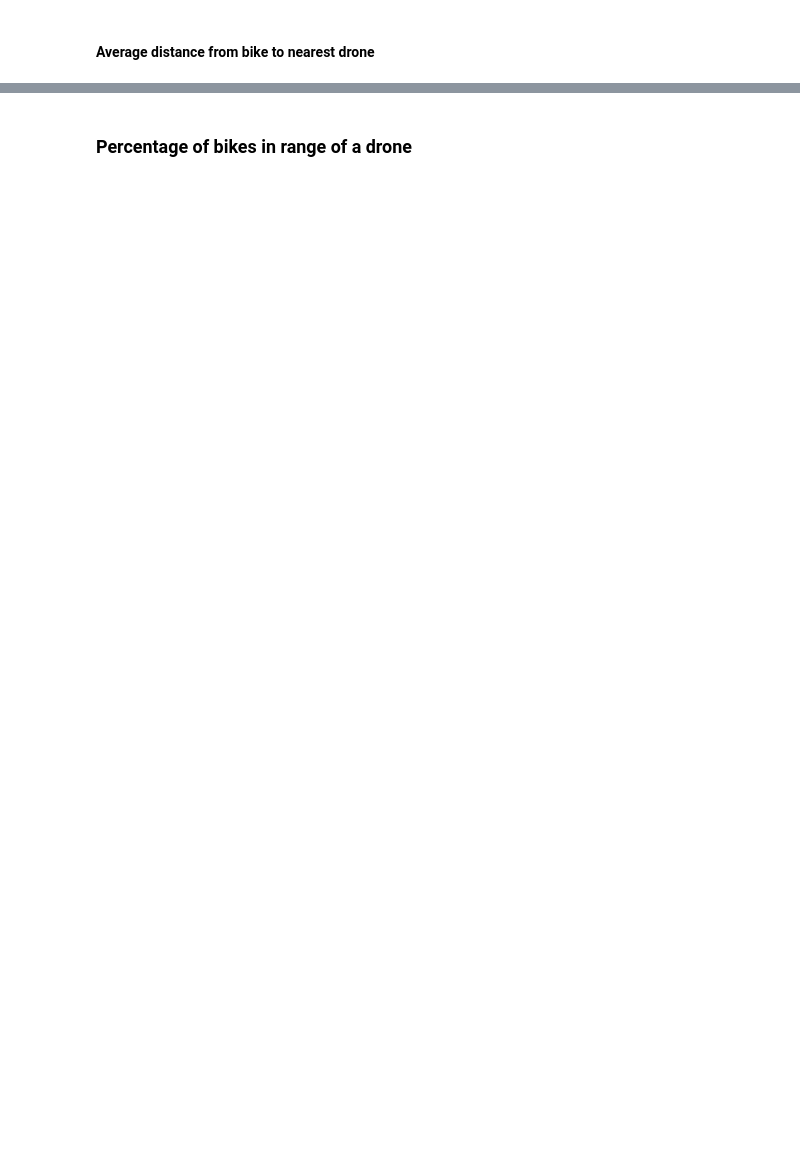
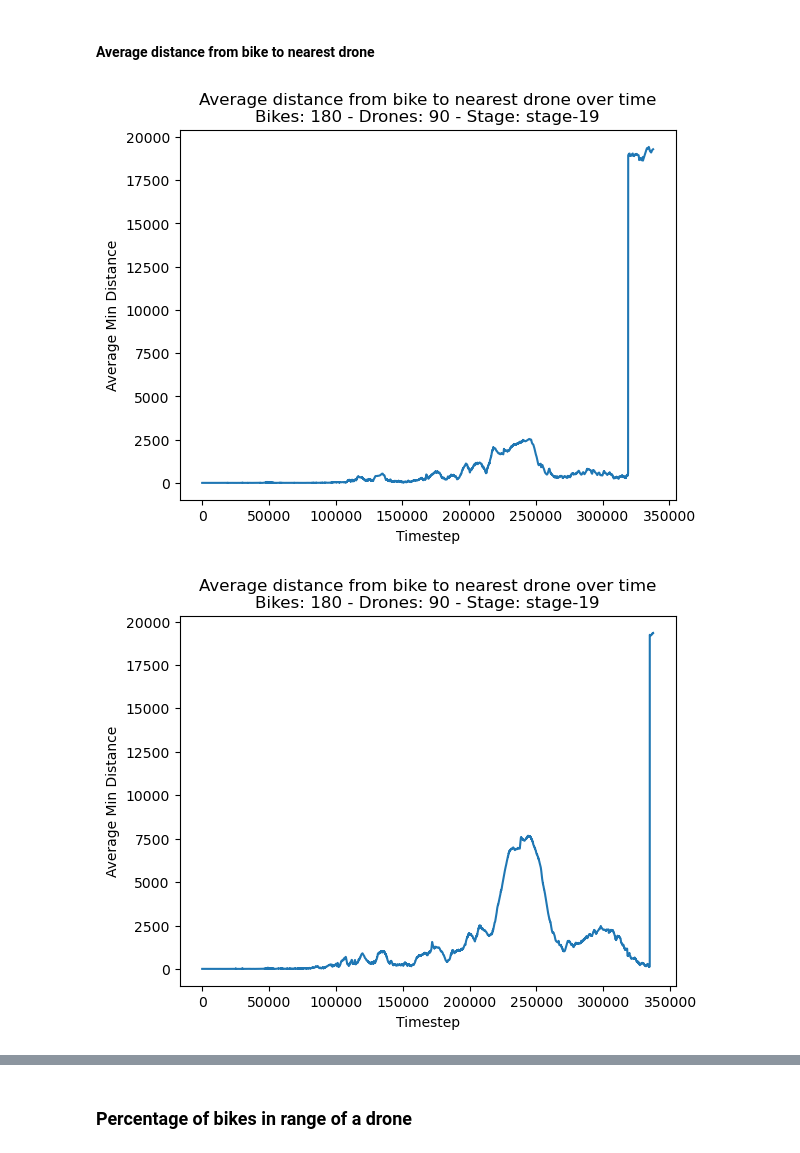
Before and after one commit to borchand/master-thesis, a Jupyter notebook: data-visualization/data.ipynb, the cells around one changed output, grey strips where cells are left out. Drawn from its saved outputs; the diff is of its cells as text; code cells hidden in the pictures; blank space fills up the shorter version.

```diff
--- a/data-visualization/data.ipynb
+++ b/data-visualization/data.ipynb
@@ -252,21 +256,18 @@ for path in get_run_files("data/drone"):
 # %% [markdown]
 #### Average distance from bike to nearest drone
 # %%
-for path in get_run_files("data/bike"):
+for i, path in enumerate(get_run_files("data/bike")):
     df, info = load_run_csv(path)
 
     avg_dist = df.groupby("Timestep")["min_distance"].agg(["mean", "min", "max"]).reset_index()
 
     sns.lineplot(data=avg_dist, x="Timestep", y="mean")
 
-    # plt.fill_between(
-    #     avg_dist["Timestep"],
-    #     avg_dist["min"],
-    #     avg_dist["max"],
-    #     alpha=0.4
-    # )
-
     plt.title(plot_title("Average distance from bike to nearest drone over time", info))
     plt.xlabel("Timestep")
     plt.ylabel("Average Min Distance")
+    save_plot(f"run_{i+1}_avg_dist_to_nearest_drone", info)
     plt.show()
+# %% [output]
+[figure, added]
+[figure, added]
```
Also changed, not shown: parts of 19 cells of this notebook.
